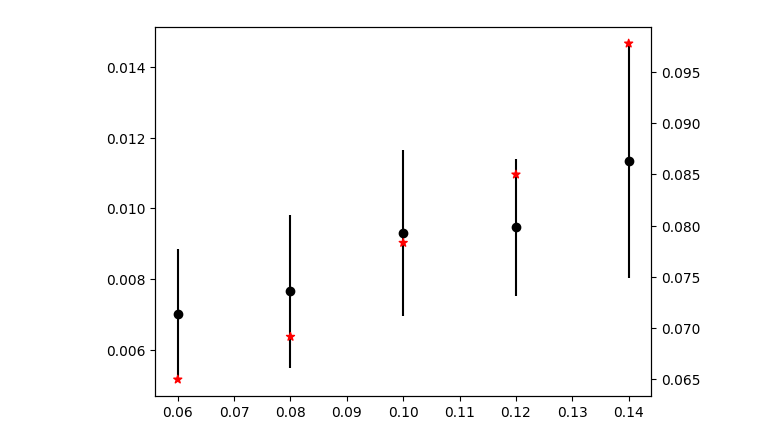
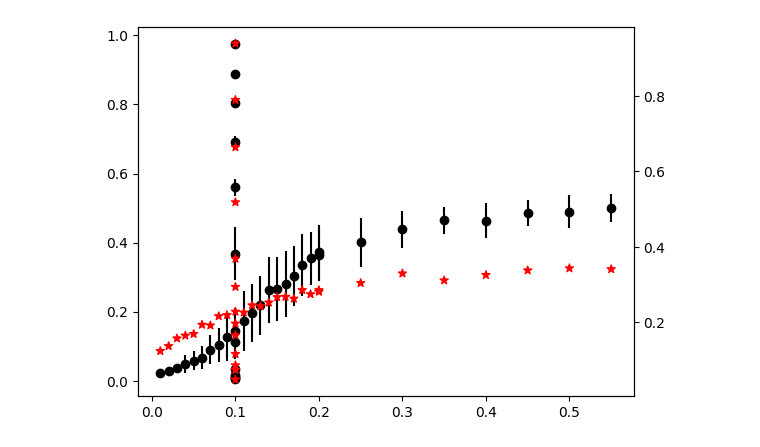
Before and after one commit to tsgaurav/Ising_RSRG, a Jupyter notebook: output/Distribution_Analysis.ipynb, the cells around one changed output. Drawn from its saved outputs; the diff is of its cells as text; code cells hidden in the pictures.

```diff
--- a/output/Distribution_Analysis.ipynb
+++ b/output/Distribution_Analysis.ipynb
@@ -192,0 +303,12 @@ Text(0.5, 0, 'Width of coupling parameter')
+# %%
+x = np.linspace(0, 6)
+
+def order_param_func(x, scaling, crit_point):
+    return np.piecewise(x, [x < crit_point, x >= crit_point], [lambda x: (1-x/crit_point)**scaling, 0])
+
+
+popt, pcov = curve_fit(order_param_func, w_vals, largest_clust_size)
+
+plt.plot(x, order_param_func(x, *popt))
+plt.scatter(w_vals, largest_clust_size)
+print(popt)
@@ -202,6 +327,7 @@ def check_percolation(clust_dict, L):
 w_vals = log_file['w'].tolist()
 p_perc_clust = []
 c_list = []
+#color_dict = {50:'blue', 60:'red', 40:'green'}
 
 for index, ts in enumerate(ts_list):
 
@@ -221,5 +347,5 @@ for index, ts in enumerate(ts_list):
     perc_prob_temp = np.array([check_percolation(clust, L) for clust in clust_dict_list])
 
     p_perc_clust.append(perc_prob_temp.mean())
-    c_list.append(color_dict[L])
+    c_list.append(c_dict[L])
 # %%
@@ -239,9 +362,14 @@ l2 = ax2.scatter(w_vals[6:], p_perc_clust[6:], c=c_list[6:], marker='*')
 # %%
-a_vals = log_file['a'].tolist()
+L = 50
+fixed_length_slice = log_file[log_file['L']==L]
+ts_list = fixed_length_slice['ts'].tolist()
+
+a_vals = fixed_length_slice['a'].tolist()
+
 largest_clust_size = []
 var_lcs = []
 
-for index, ts in enumerate(ts_list[36:]):
+for index, ts in enumerate(ts_list):
 
     with open("Ising_2D_clusters_"+str(ts)+".pkl", "rb") as fp:
         clust_list_final = pickle.load(fp)
@@ -256,10 +384,10 @@ for index, ts in enumerate(ts_list[36:]):
 
     largest_clust_list = np.array([max([len(clust) for clust in reverse_dict.values() if clust is not None]) for reverse_dict in reverse_dict_list])
 
-    largest_clust_size.append(largest_clust_list.mean()/log_file['L'][index]**2)
-    var_lcs.append(largest_clust_list.std()/log_file['L'][index]**2)
+    largest_clust_size.append(largest_clust_list.mean()/L**2)
+    var_lcs.append(largest_clust_list.std()/L**2)
 # %%
-a_vals = log_file['a'].tolist()
+#a_vals = log_file['a'].tolist()
 p_perc_clust = []
 c_list = []
 
@@ -269,7 +397,6 @@ for index, ts in enumerate(ts_list):
         clust_list_final = pickle.load(fp)
 
     #print(input_dict)
-    L = log_file['L'][index]
     clust_dict_list, reverse_dict_list = [], []
     perc_cluster = []
 
@@ -281,11 +408,12 @@ for index, ts in enumerate(ts_list):
     perc_prob_temp = np.array([check_percolation(clust, L) for clust in clust_dict_list])
 
     p_perc_clust.append(perc_prob_temp.mean())
-    c_list.append(color_dict[L])
+    c_list.append(c_dict[L])
 # %%
 ax1 = plt.subplot()
-l1 = ax1.errorbar(a_vals[36:], largest_clust_size, yerr=var_lcs, marker='o', linestyle='', c='black')
+l1 = ax1.errorbar(a_vals, largest_clust_size, yerr=var_lcs, marker='o', linestyle='', c='black')
 ax2 = ax1.twinx()
-l2 = ax2.scatter(a_vals[36:], p_perc_clust[36:], c=c_list[36:], marker='*')
+l2 = ax2.scatter(a_vals, p_perc_clust, c=c_list, marker='*')
+#plt.xscale('log')
 # %% [output]
-[figure, old version]
+[figure, new version]
```
Also changed, not shown: parts of 17 cells of this notebook, 5 other files.
